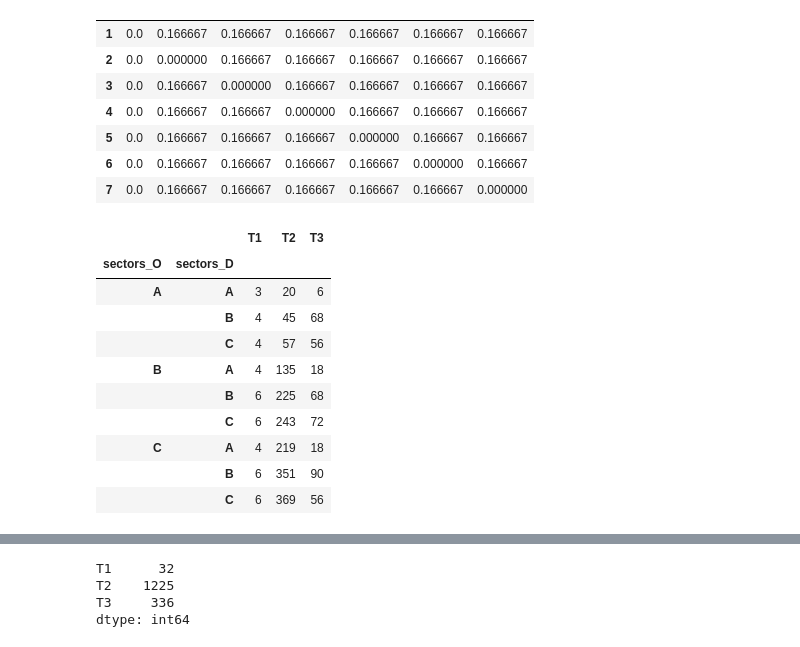
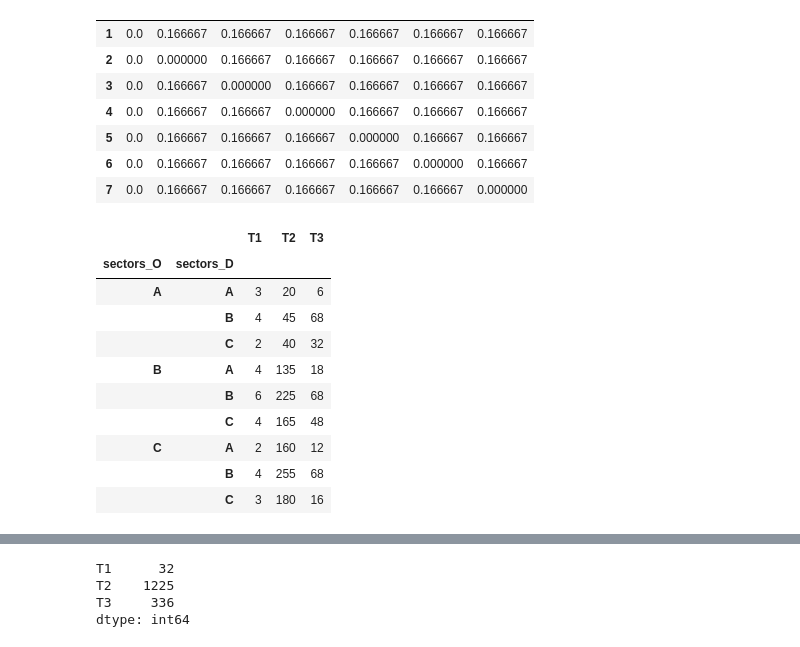
Before and after one commit to jabellcu/TPlanning_matrices, a Jupyter notebook: Matrix.ipynb, the cells around one changed output, grey strips where cells are left out. Drawn from its saved outputs; the diff is of its cells as text; code cells hidden in the pictures.

Commit message:
Add disaggregation to rezone
Calculate proportions, check output, use weights

```diff
--- a/Matrix.ipynb
+++ b/Matrix.ipynb
@@ -204,21 +250,28 @@ mat.TDp.matrix.T3
 | 6 | 0.0 | 0.166667 | 0.166667 | 0.166667 | 0.166667 | 0.000000 | 0.166667 |
 | 7 | 0.0 | 0.166667 | 0.166667 | 0.166667 | 0.166667 | 0.166667 | 0.000000 |
 # %%
+basicmapping = pd.DataFrame({
+        'sectors': 'A A B B B C C'.split(),
+        'zones':   [1,2,3,4,5,6,7,]
+    })
+
 mapping = pd.DataFrame({
-        'sectors': 'A A B B B C C C'.split(),
-        'zones': [1,2,3,4,5,6,7,5]
+        'sectors': 'A B A B B B C C C'.split(),
+        'zones':   [1,2,2,3,4,5,6,7,5],
+        'Val1':    [1,4,4,2,1,3,1,4,2],
+        'Val2':    [3,0,1,2,1,3,3,1,0]
     })
 # %%
-mat.rezone(mapping, ['zones', 'sectors'])
+mat.rezone(basicmapping, ['zones', 'sectors'])
 # %% [output]
 |  |  | T1 | T2 | T3 |
 | sectors_O | sectors_D |  |  |  |
 | A | A | 3 | 20 | 6 |
 |  | B | 4 | 45 | 68 |
-|  | C | 4 | 57 | 56 |
+|  | C | 2 | 40 | 32 |
 | B | A | 4 | 135 | 18 |
 |  | B | 6 | 225 | 68 |
-|  | C | 6 | 243 | 72 |
-| C | A | 4 | 219 | 18 |
-|  | B | 6 | 351 | 90 |
-|  | C | 6 | 369 | 56 |
+|  | C | 4 | 165 | 48 |
+| C | A | 2 | 160 | 12 |
+|  | B | 4 | 255 | 68 |
+|  | C | 3 | 180 | 16 |
```
Also changed, not shown: parts of 6 cells of this notebook.
